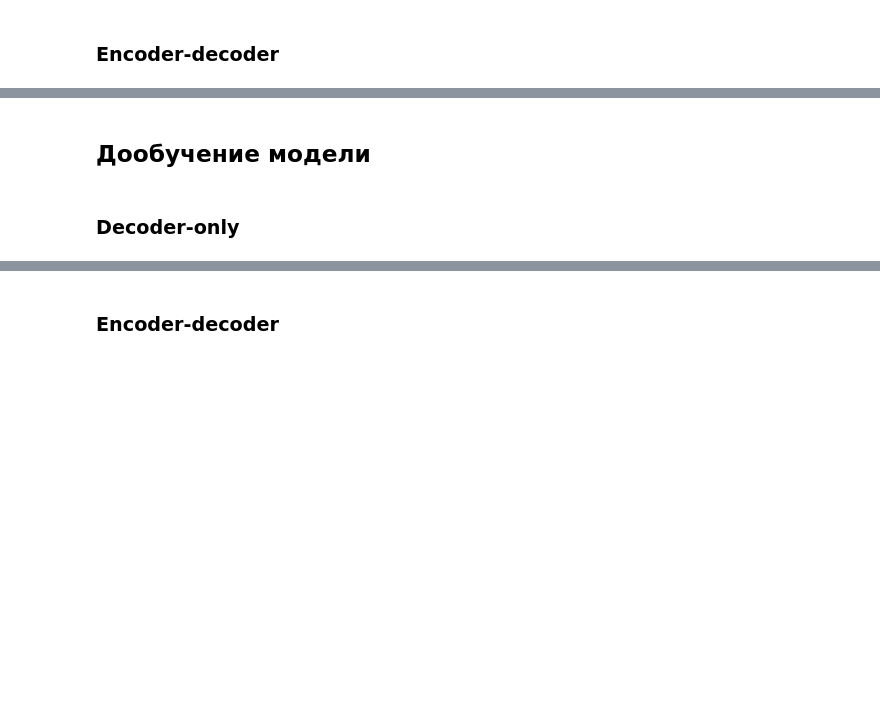
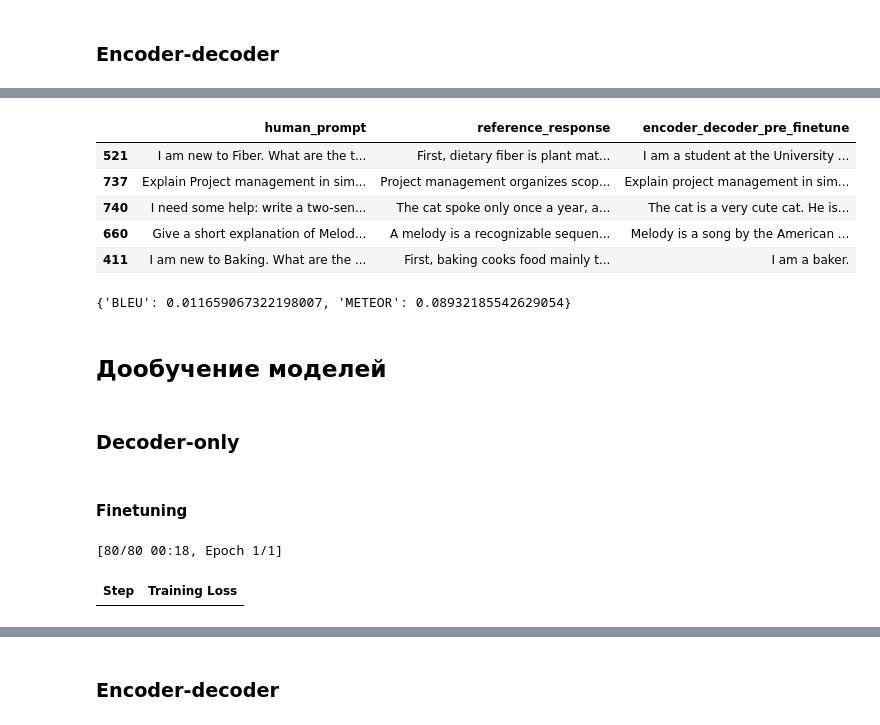
Before and after one commit to ivanVgusev/conversational-ai-and-llms, a Jupyter notebook: lab2_phrase_predictor/lab2.ipynb, the cells around one changed output, grey strips where cells are left out. Drawn from its saved outputs; the diff is of its cells as text; code cells hidden in the pictures; blank space fills up the shorter version.

```diff
--- a/lab2_phrase_predictor/lab2.ipynb
+++ b/lab2_phrase_predictor/lab2.ipynb
@@ -83,2 +199,10 @@ plt.show()
 # %% [markdown]
 ### Encoder-decoder
+# %%
+encoder_decoder_tokenizer = AutoTokenizer.from_pretrained(ENCODER_DECODER_MODEL)
+encoder_decoder_model = AutoModelForSeq2SeqLM.from_pretrained(
+    ENCODER_DECODER_MODEL,
+    torch_dtype=torch.float32,
+    device_map="auto",
+)
+encoder_decoder_model.eval()
@@ -84,0 +227,42 @@ plt.show()
+# %%
+def encoder_decoder_generate(prompt):
+    inputs = encoder_decoder_tokenizer(
+        prompt,
+        return_tensors="pt",
+    ).to(device)
+
+    with torch.inference_mode():
+        output_ids = encoder_decoder_model.generate(
+            **inputs,
+            max_new_tokens=80,
+            repetition_penalty=1.2,
+        )
+
+    return encoder_decoder_tokenizer.decode(
+        output_ids[0],
+        skip_special_tokens=True,
+    ).strip()
+# %%
+encoder_decoder_model_responses = [
+    encoder_decoder_generate(prompt)
+    for prompt in tqdm(df_test["human_prompt"].to_list())
+]
+# %%
+df_test["encoder_decoder_pre_finetune"] = encoder_decoder_model_responses
+df_test.to_csv(CSV_TEST_PATH, index=False)
+df_test[["human_prompt", "reference_response", "encoder_decoder_pre_finetune"]].head()
+# %% [output]
+|  | human_prompt | reference_response | encoder_decoder_pre_finetune |
+| 521 | I am new to Fiber. What are the t... | First, dietary fiber is plant mat... | I am a student at the University ... |
+| 737 | Explain Project management in sim... | Project management organizes scop... | Explain project management in sim... |
+| 740 | I need some help: write a two-sen... | The cat spoke only once a year, a... | The cat is a very cute cat. He is... |
+| 660 | Give a short explanation of Melod... | A melody is a recognizable sequen... | Melody is a song by the American ... |
+| 411 | I am new to Baking. What are the ... | First, baking cooks food mainly t... | I am a baker. |
+# %%
+encoder_decoder_metrics_before = calculate_metrics(
+    df_test["reference_response"].to_list(),
+    encoder_decoder_model_responses,
+)
+encoder_decoder_metrics_before
+# %% [output]
+{'BLEU': 0.011659067322198007, 'METEOR': 0.08932185542629054}
@@ -85,4 +274,6 @@ plt.show()
 # %% [markdown]
-## Дообучение модели
+## Дообучение моделей
 # %% [markdown]
 ### Decoder-only
+# %% [markdown]
+#### Finetuning
@@ -88,0 +337,26 @@ plt.show()
+# %%
+decoder_training_args = TrainingArguments(
+    output_dir="decoder_finetuned",
+    num_train_epochs=1,
+    learning_rate=2e-5,
+    per_device_train_batch_size=8,
+    per_device_eval_batch_size=8,
+    save_strategy="no",
+    report_to="none",
+    seed=RANDOM_SEED,
+)
+
+decoder_trainer = Trainer(
+    model=decoder_model,
+    args=decoder_training_args,
+    train_dataset=decoder_train_set,
+    eval_dataset=decoder_val_set,
+    data_collator=decoder_data_collator,
+    tokenizer=decoder_tokenizer,
+)
+
+decoder_trainer.train()
+decoder_trainer.save_model("decoder_finetuned/final")
+# %% [output]
+[80/80 00:18, Epoch 1/1]
+| Step | Training Loss |
```
Also changed, not shown: parts of 47 cells of this notebook, 6 other files.
